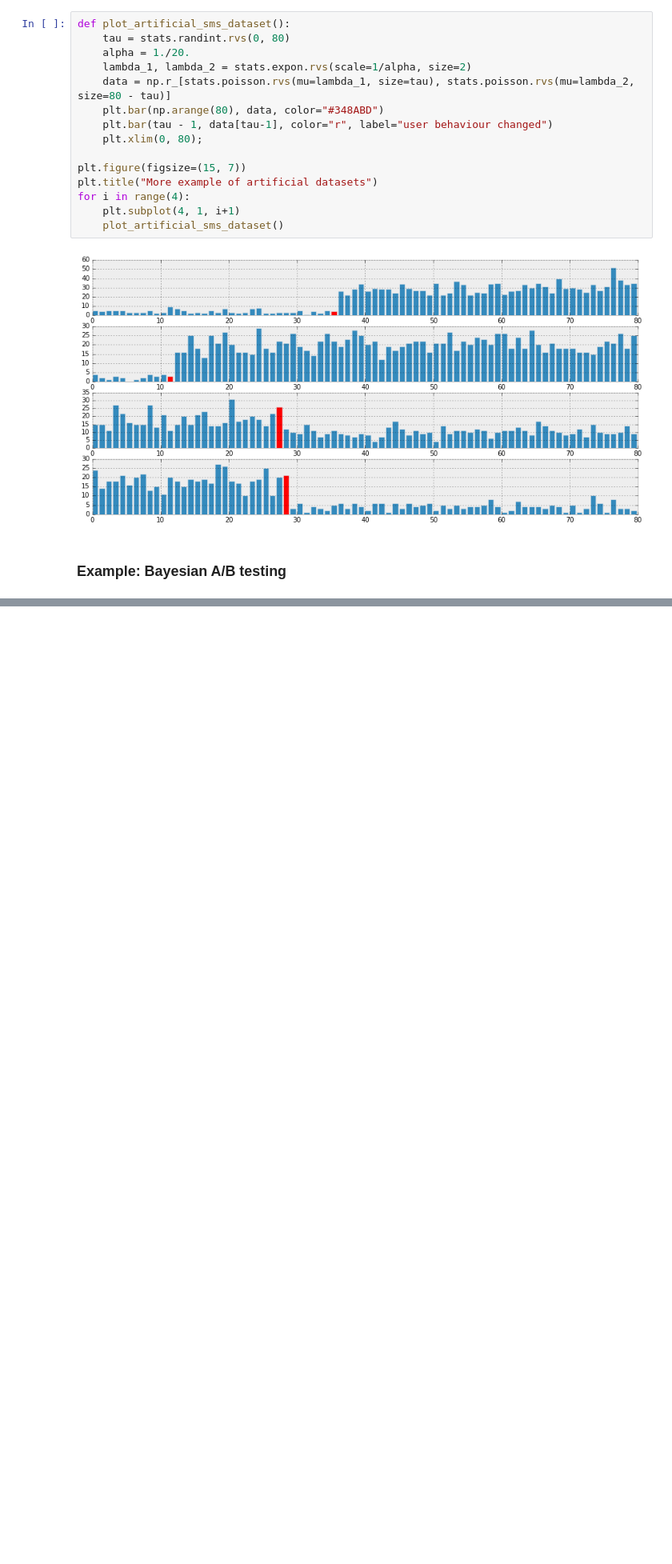
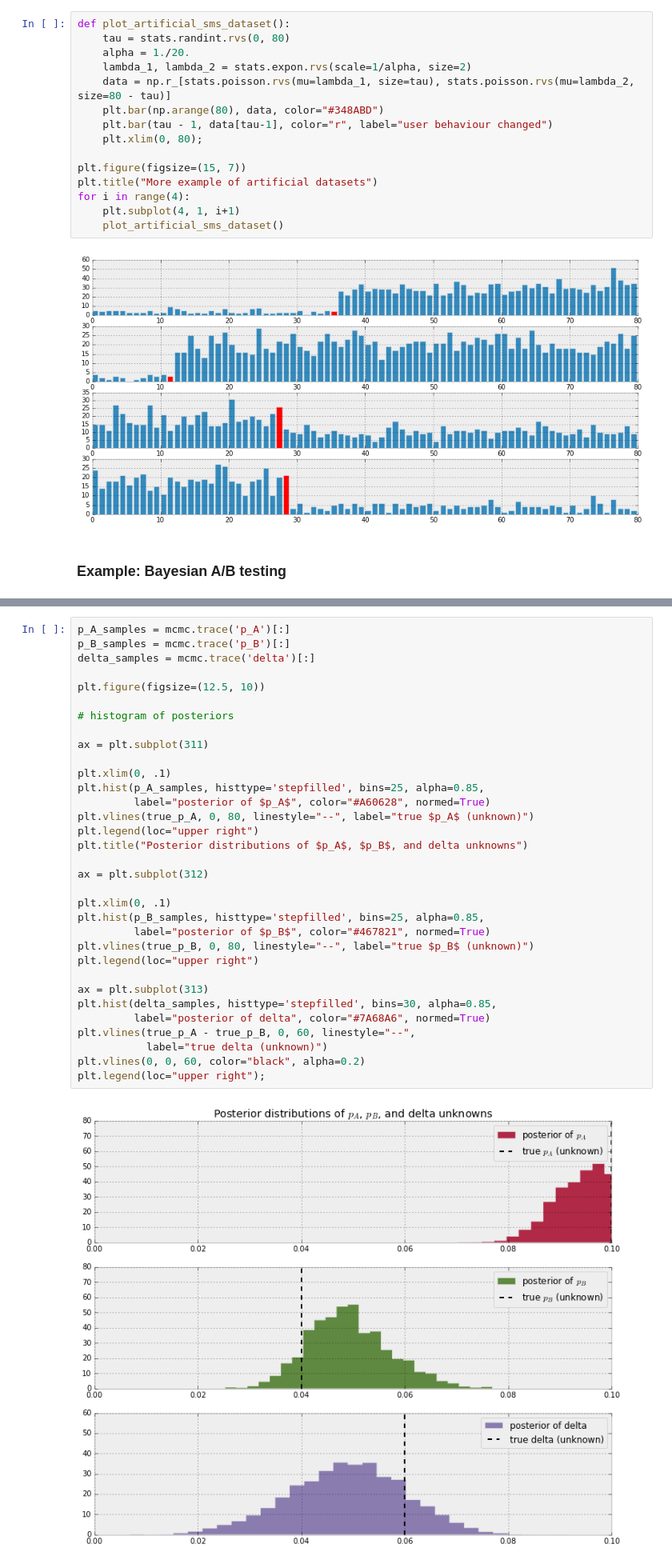
Before and after one commit to JeromeWynne/Probabilistic-Programming-and-Bayesian-Methods-for-Hackers, a Jupyter notebook: Chapter 2 - More on PyMC3.ipynb, the cells around one changed output, grey strips where cells are left out. Shown at 80% size. Saved outputs shown, nothing was run; the diff lists cells and outputs as text; blank space fills up the shorter version.

```diff
--- a/Chapter 2 - More on PyMC3.ipynb
+++ b/Chapter 2 - More on PyMC3.ipynb
@@ -209,0 +286,35 @@ for i in range(4):
+# %%
+p_A_samples = mcmc.trace('p_A')[:]
+p_B_samples = mcmc.trace('p_B')[:]
+delta_samples = mcmc.trace('delta')[:]
+
+plt.figure(figsize=(12.5, 10))
+
+# histogram of posteriors
+
+ax = plt.subplot(311)
+
+plt.xlim(0, .1)
+plt.hist(p_A_samples, histtype='stepfilled', bins=25, alpha=0.85,
+         label="posterior of $p_A$", color="#A60628", normed=True)
+plt.vlines(true_p_A, 0, 80, linestyle="--", label="true $p_A$ (unknown)")
+plt.legend(loc="upper right")
+plt.title("Posterior distributions of $p_A$, $p_B$, and delta unknowns")
+
+ax = plt.subplot(312)
+
+plt.xlim(0, .1)
+plt.hist(p_B_samples, histtype='stepfilled', bins=25, alpha=0.85,
+         label="posterior of $p_B$", color="#467821", normed=True)
+plt.vlines(true_p_B, 0, 80, linestyle="--", label="true $p_B$ (unknown)")
+plt.legend(loc="upper right")
+
+ax = plt.subplot(313)
+plt.hist(delta_samples, histtype='stepfilled', bins=30, alpha=0.85,
+         label="posterior of delta", color="#7A68A6", normed=True)
+plt.vlines(true_p_A - true_p_B, 0, 60, linestyle="--",
+           label="true delta (unknown)")
+plt.vlines(0, 0, 60, color="black", alpha=0.2)
+plt.legend(loc="upper right");
+# %% [output]
+[figure, added]
```
Also changed, not shown: parts of 14 cells of this notebook.
